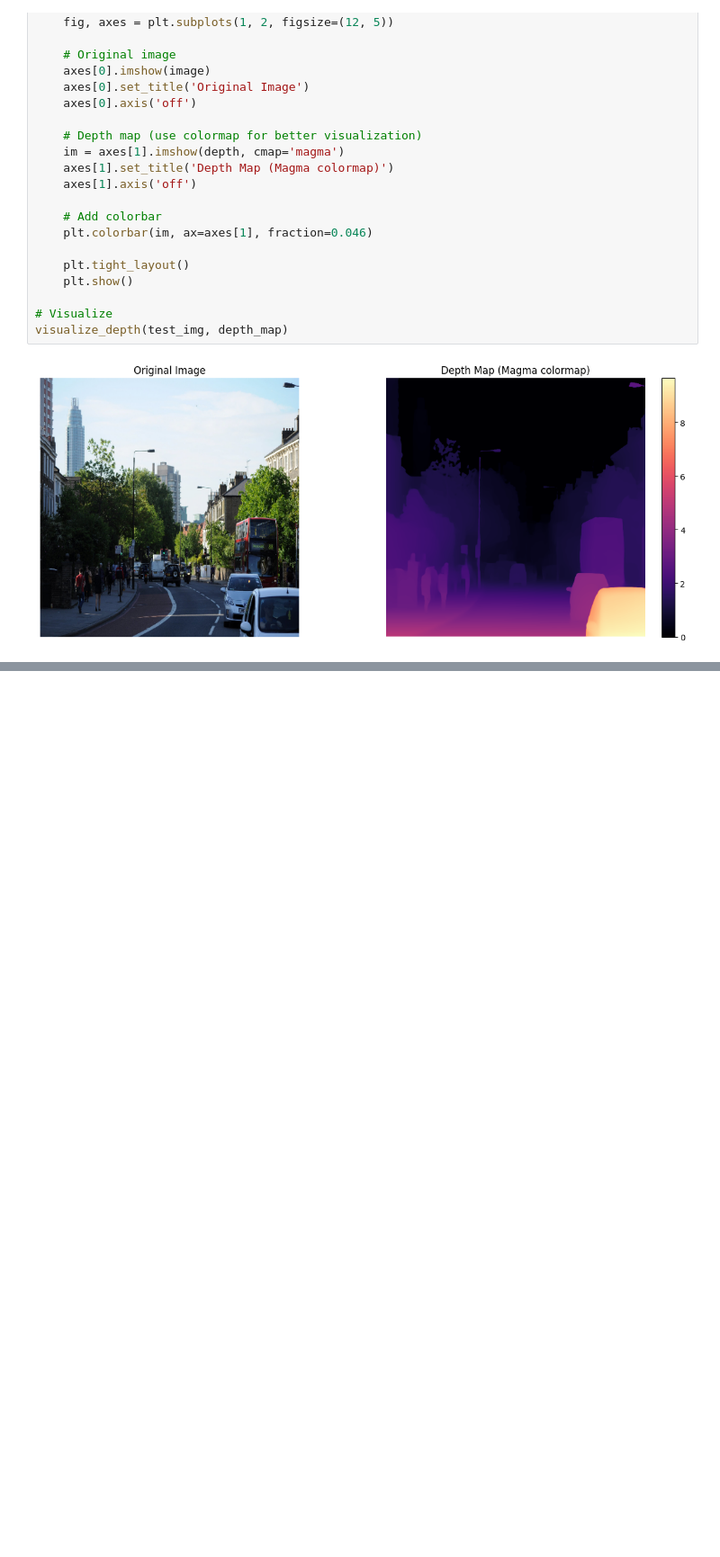
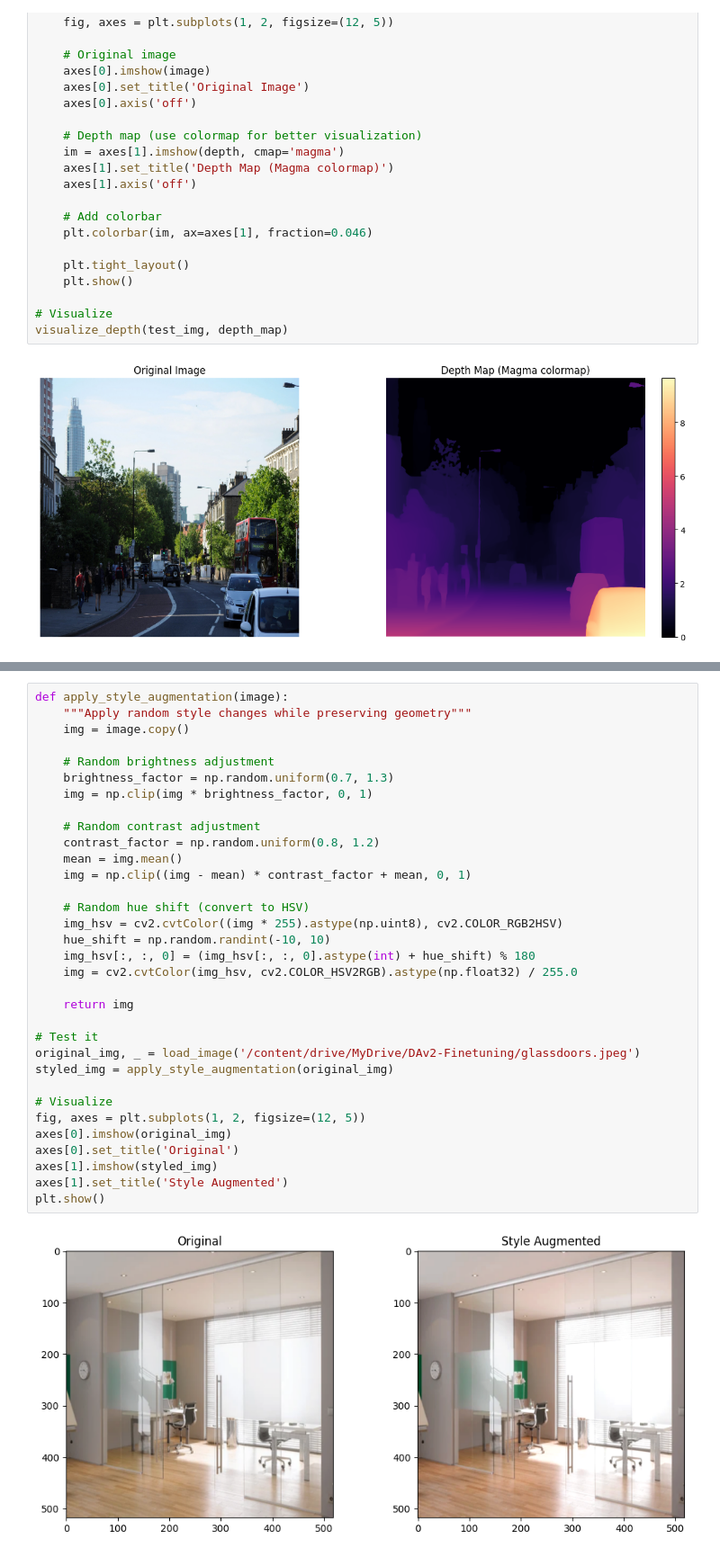
Before and after one commit to bunnysocks/LLaVA-Finetuning, a Jupyter notebook: BaselineModelTesting.ipynb, the cells around one changed output, grey strips where cells are left out. Shown at 90% size. Drawn from its saved outputs; the diff is of its cells as text; blank space fills up the shorter version.

```diff
--- a/BaselineModelTesting.ipynb
+++ b/BaselineModelTesting.ipynb
@@ -184,0 +214,35 @@ visualize_depth(test_img, depth_map)
+# %%
+def apply_style_augmentation(image):
+    """Apply random style changes while preserving geometry"""
+    img = image.copy()
+
+    # Random brightness adjustment
+    brightness_factor = np.random.uniform(0.7, 1.3)
+    img = np.clip(img * brightness_factor, 0, 1)
+
+    # Random contrast adjustment
+    contrast_factor = np.random.uniform(0.8, 1.2)
+    mean = img.mean()
+    img = np.clip((img - mean) * contrast_factor + mean, 0, 1)
+
+    # Random hue shift (convert to HSV)
+    img_hsv = cv2.cvtColor((img * 255).astype(np.uint8), cv2.COLOR_RGB2HSV)
+    hue_shift = np.random.randint(-10, 10)
+    img_hsv[:, :, 0] = (img_hsv[:, :, 0].astype(int) + hue_shift) % 180
+    img = cv2.cvtColor(img_hsv, cv2.COLOR_HSV2RGB).astype(np.float32) / 255.0
+
+    return img
+
+# Test it
+original_img, _ = load_image('/content/drive/MyDrive/DAv2-Finetuning/glassdoors.jpeg')
+styled_img = apply_style_augmentation(original_img)
+
+# Visualize
+fig, axes = plt.subplots(1, 2, figsize=(12, 5))
+axes[0].imshow(original_img)
+axes[0].set_title('Original')
+axes[1].imshow(styled_img)
+axes[1].set_title('Style Augmented')
+plt.show()
+# %% [output]
+[figure, added]
```
Also changed, not shown: parts of 5 cells of this notebook.
